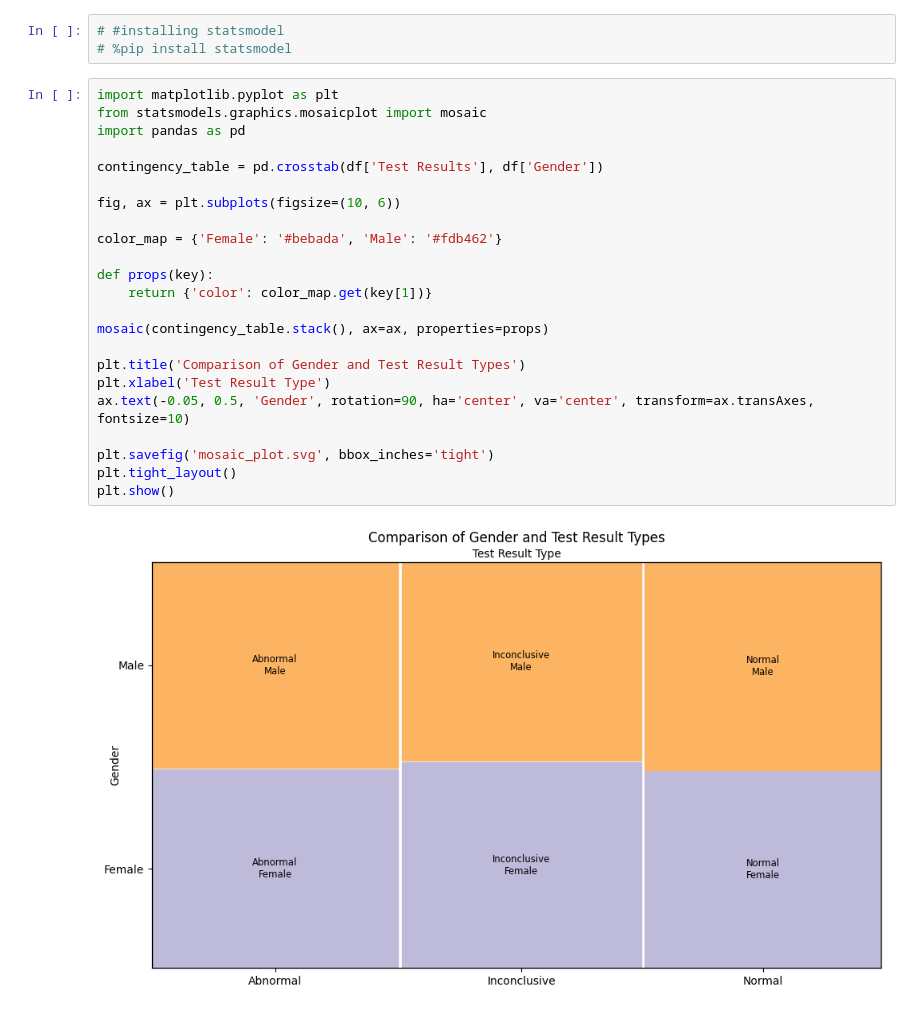
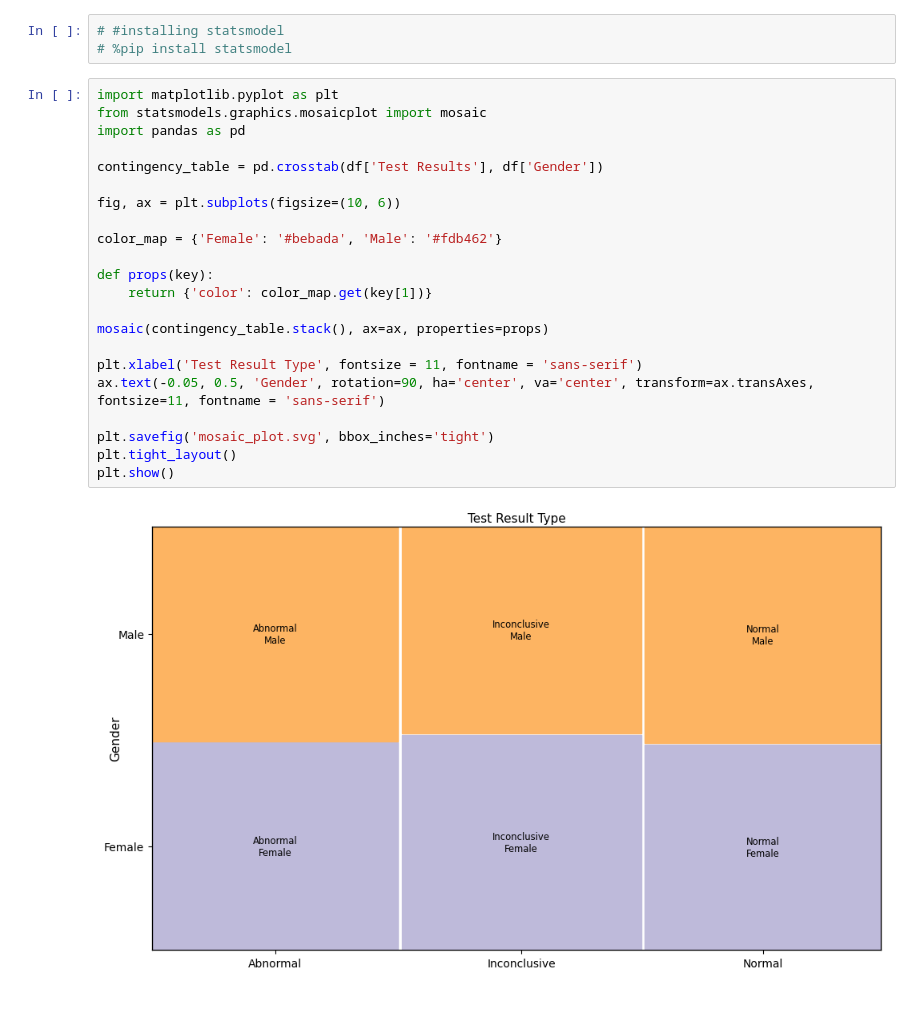
Before and after one commit to aprilzhao25/DS4200_Project, a Jupyter notebook: april_visuals.ipynb, the cells around one changed output. Saved outputs shown, nothing was run; the diff lists cells and outputs as text.

```diff
--- a/april_visuals.ipynb
+++ b/april_visuals.ipynb
@@ -58,25 +58,24 @@ final_chart.show()
 # %%
 import matplotlib.pyplot as plt
 from statsmodels.graphics.mosaicplot import mosaic
 import pandas as pd
 
 contingency_table = pd.crosstab(df['Test Results'], df['Gender'])
 
 fig, ax = plt.subplots(figsize=(10, 6))
 
 color_map = {'Female': '#bebada', 'Male': '#fdb462'}
 
 def props(key):
     return {'color': color_map.get(key[1])}
 
 mosaic(contingency_table.stack(), ax=ax, properties=props)
 
-plt.title('Comparison of Gender and Test Result Types')
-plt.xlabel('Test Result Type')
-ax.text(-0.05, 0.5, 'Gender', rotation=90, ha='center', va='center', transform=ax.transAxes, fontsize=10)
+plt.xlabel('Test Result Type', fontsize = 11, fontname = 'sans-serif')
+ax.text(-0.05, 0.5, 'Gender', rotation=90, ha='center', va='center', transform=ax.transAxes, fontsize=11, fontname = 'sans-serif')
 
 plt.savefig('mosaic_plot.svg', bbox_inches='tight')
 plt.tight_layout()
 plt.show()
 # %% [output]
-[figure, old version]
+[figure, new version]
```
Also changed, not shown: 1 other file.
